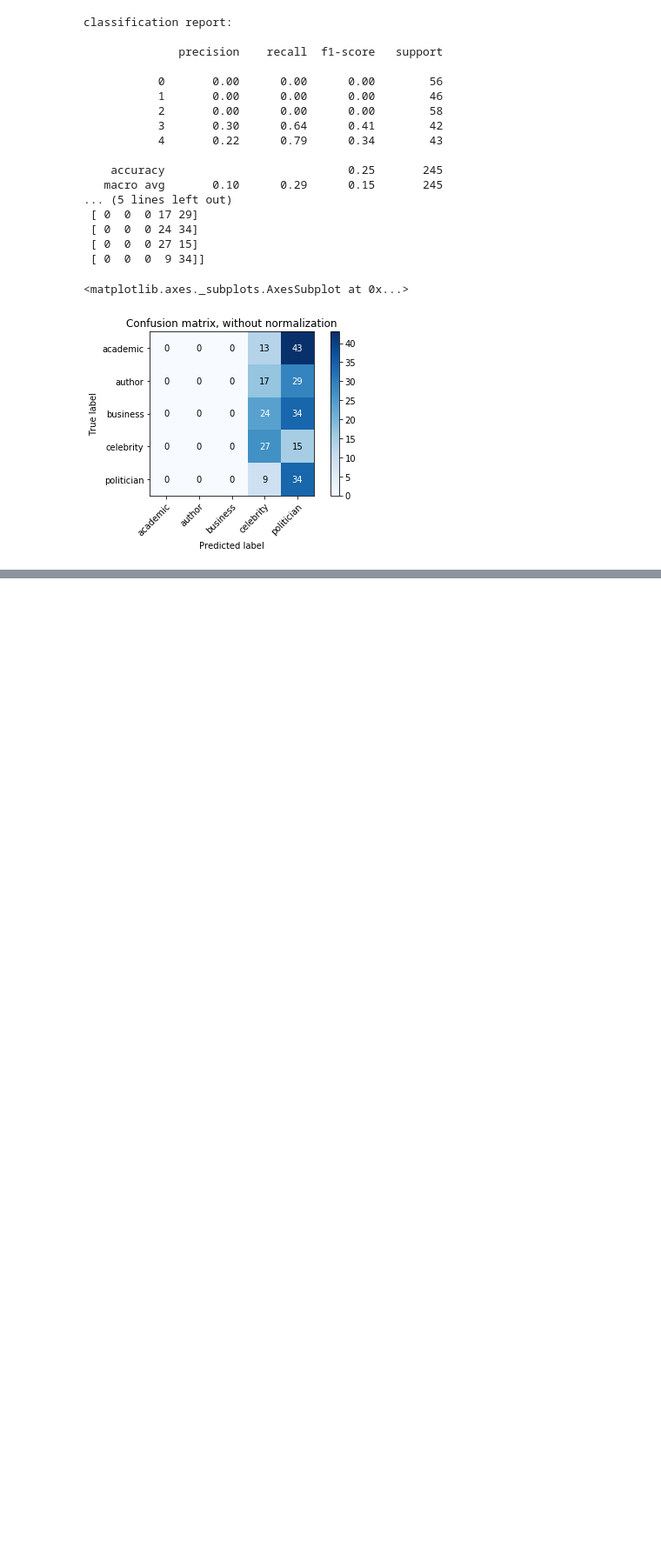
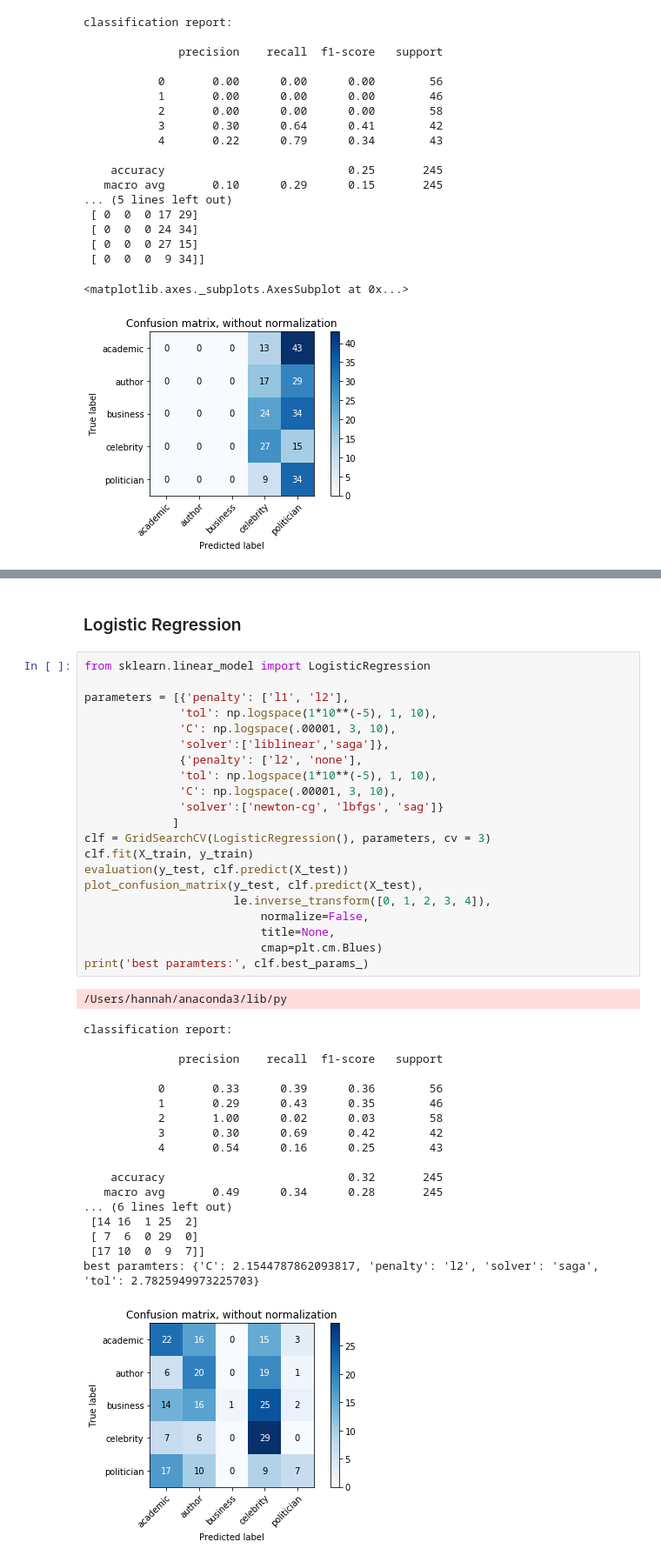
Before and after one commit to h-parker/commencement-speech-generator, a Jupyter notebook: classifying.ipynb, the cells around one changed output, grey strips where cells are left out. Shown at 87% size. Cells and saved outputs as stored; diff of their text form; blank space fills up the shorter version.

```diff
--- a/classifying.ipynb
+++ b/classifying.ipynb
@@ -509,0 +628,43 @@ Okay! KNN got us 17% better than random guessing! Not amazing, but considering o
+# %% [markdown]
+### Logistic Regression
+# %%
+from sklearn.linear_model import LogisticRegression
+
+parameters = [{'penalty': ['l1', 'l2'],
+              'tol': np.logspace(1*10**(-5), 1, 10),
+              'C': np.logspace(.00001, 3, 10),
+              'solver':['liblinear','saga']},
+              {'penalty': ['l2', 'none'],
+              'tol': np.logspace(1*10**(-5), 1, 10),
+              'C': np.logspace(.00001, 3, 10),
+              'solver':['newton-cg', 'lbfgs', 'sag']}
+             ]
+clf = GridSearchCV(LogisticRegression(), parameters, cv = 3)
+clf.fit(X_train, y_train)
+evaluation(y_test, clf.predict(X_test))
+plot_confusion_matrix(y_test, clf.predict(X_test),
+                      le.inverse_transform([0, 1, 2, 3, 4]),
+                          normalize=False,
+                          title=None,
+                          cmap=plt.cm.Blues)
+print('best paramters:', clf.best_params_)
+# %% [output]
+/Users/hannah/anaconda3/lib/py
+classification report:
+
+              precision    recall  f1-score   support
+
+           0       0.33      0.39      0.36        56
+           1       0.29      0.43      0.35        46
+           2       1.00      0.02      0.03        58
+           3       0.30      0.69      0.42        42
+           4       0.54      0.16      0.25        43
+
+    accuracy                           0.32       245
+   macro avg       0.49      0.34      0.28       245
+... (6 lines left out)
+ [14 16  1 25  2]
+ [ 7  6  0 29  0]
+ [17 10  0  9  7]]
+best paramters: {'C': 2.1544787862093817, 'penalty': 'l2', 'solver': 'saga', 'tol': 2.7825949973225703}
+[figure, added]
```
Also changed, not shown: parts of 18 cells of this notebook.
